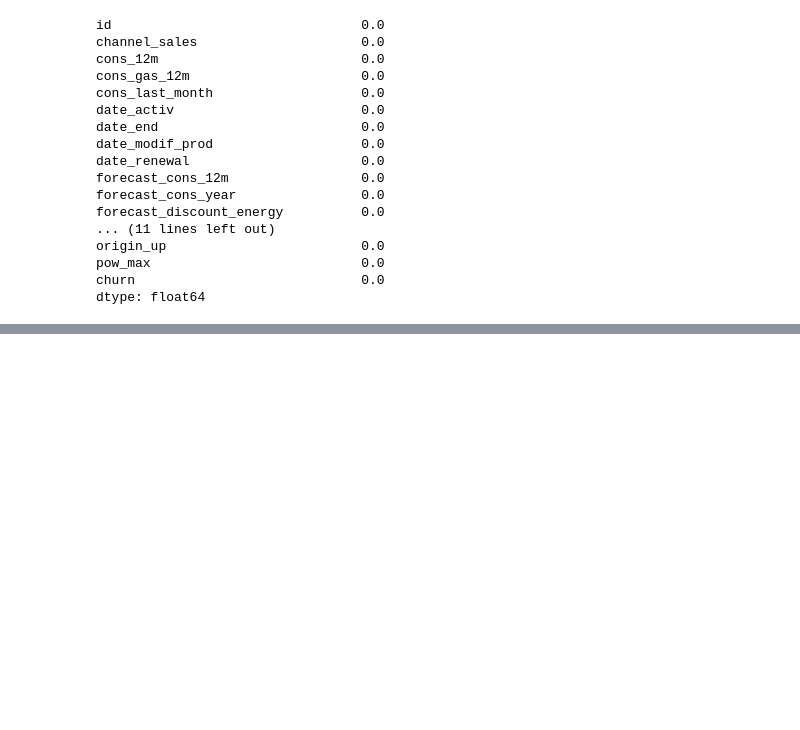
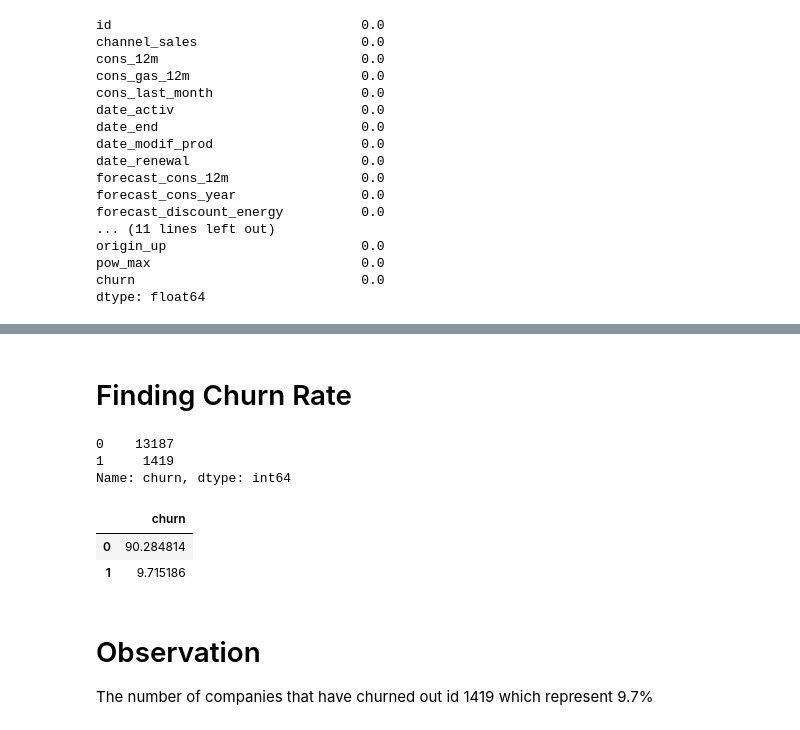
Before and after one commit to Pritesh-25/MachineLearning, a Jupyter notebook: Churn_Analysis.ipynb, the cells around one changed output, grey strips where cells are left out. Drawn from its saved outputs; the diff is of its cells as text; code cells hidden in the pictures; blank space fills up the shorter version.

```diff
--- a/Churn_Analysis.ipynb
+++ b/Churn_Analysis.ipynb
@@ -193,0 +207,22 @@ dtype: float64
+# %% [markdown]
+# Finding Churn Rate
+# %%
+# churn count
+churn_count = client_df['churn'].value_counts()
+churn_count
+# %% [output]
+0    13187
+1     1419
+Name: churn, dtype: int64
+# %%
+# churn rate
+rate_of_churn = pd.DataFrame(churn_count/client_df.shape[0] * 100)
+rate_of_churn
+# %% [output]
+|  | churn |
+| 0 | 90.284814 |
+| 1 | 9.715186 |
+# %% [markdown]
+# Observation
+
+The number of companies that have churned out id 1419 which represent 9.7%
```
Also changed, not shown: parts of 2 cells of this notebook.
